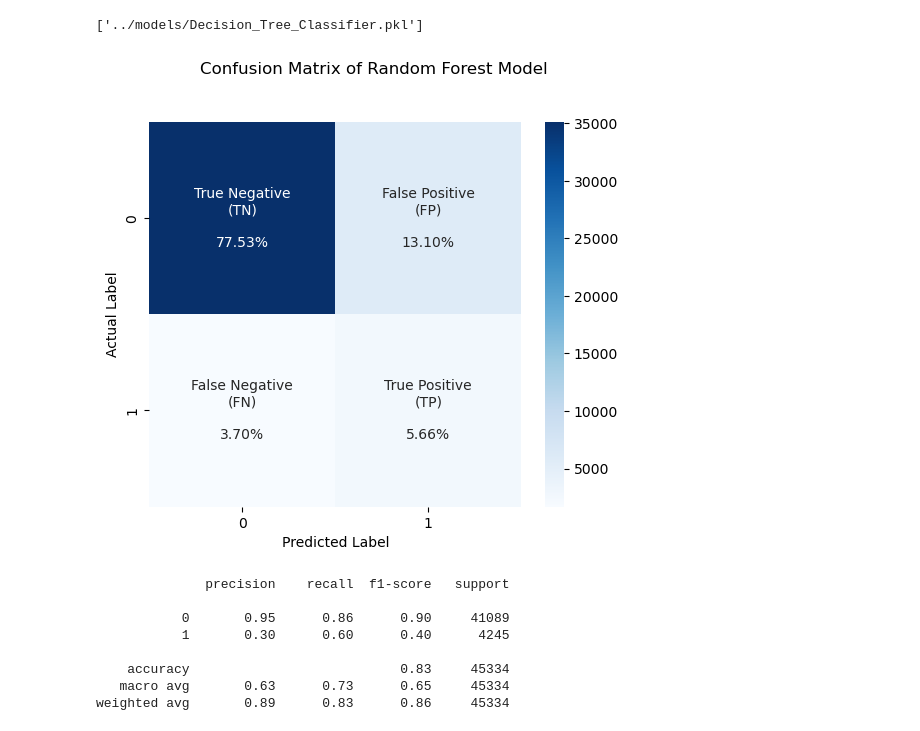
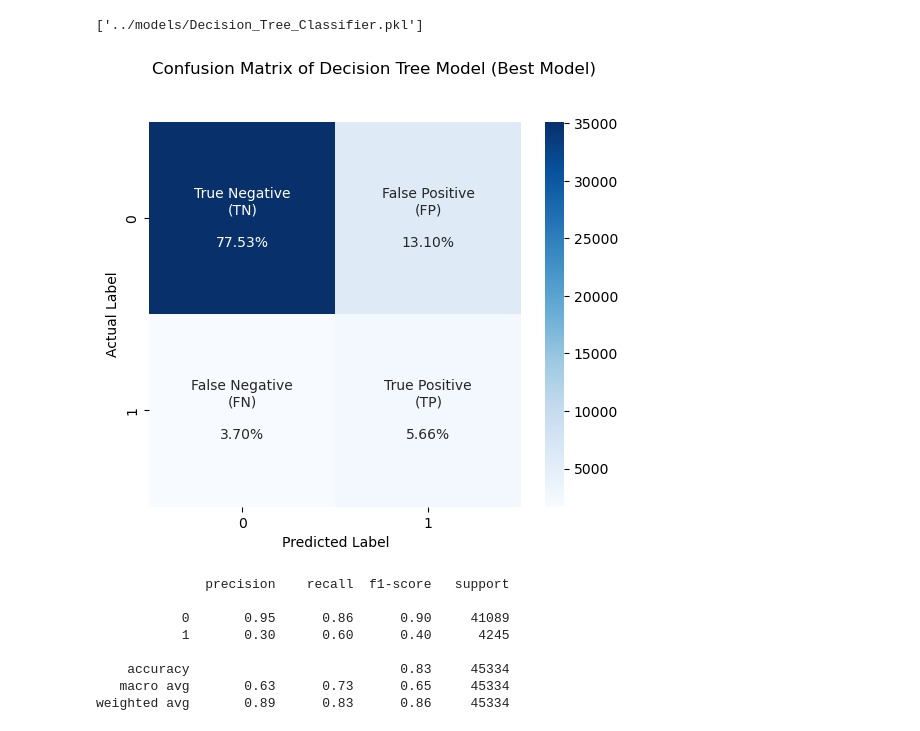
Before and after one commit to crypter70/E-commerce-Transaction-Fraud-Detection, a Jupyter notebook: notebooks/3. Modeling.ipynb, the cells around one changed output. Drawn from its saved outputs; the diff is of its cells as text; code cells hidden in the pictures.

```diff
--- a/notebooks/3. Modeling.ipynb
+++ b/notebooks/3. Modeling.ipynb
@@ -491,12 +466,12 @@ joblib.dump(final_model, model_path)
 # %%
 y_test_pred = final_model.predict(X_test_feng)
 # %%
-chart = 'Random Forest Model'
+chart = 'Decision Tree Model (Best Model)'
 cm = confusion_matrix(y_test_feng, y_test_pred)
 
 plot_cm(cm, chart)
 # %% [output]
-[figure, old version]
+[figure, new version]
 # %%
 print(classification_report(y_true = y_test_feng,
                             y_pred = y_test_pred))
```
Also changed, not shown: parts of 5 cells of this notebook.
